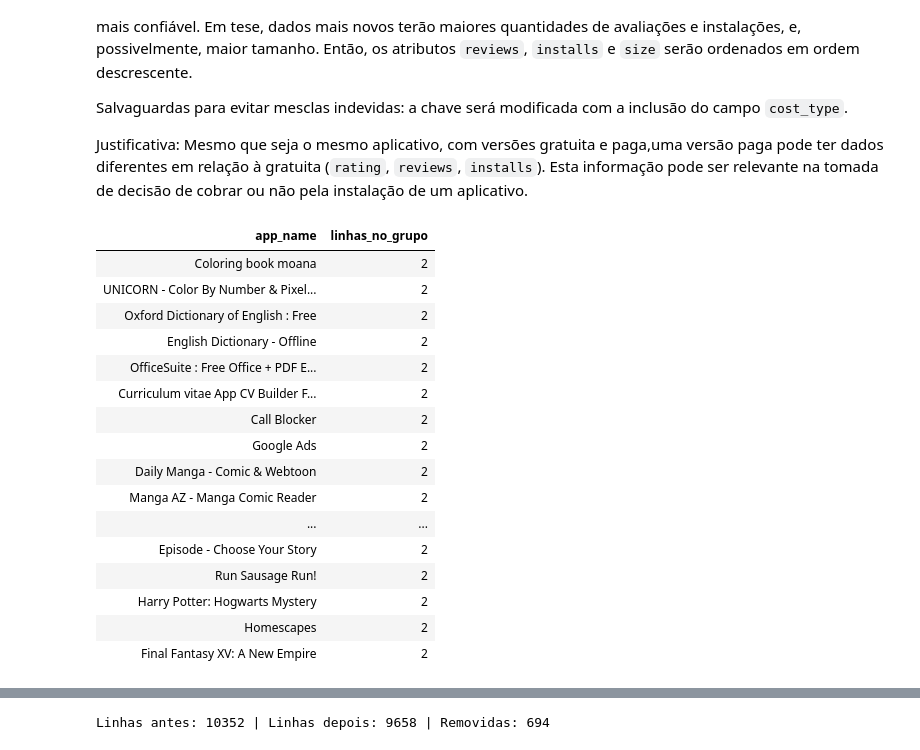
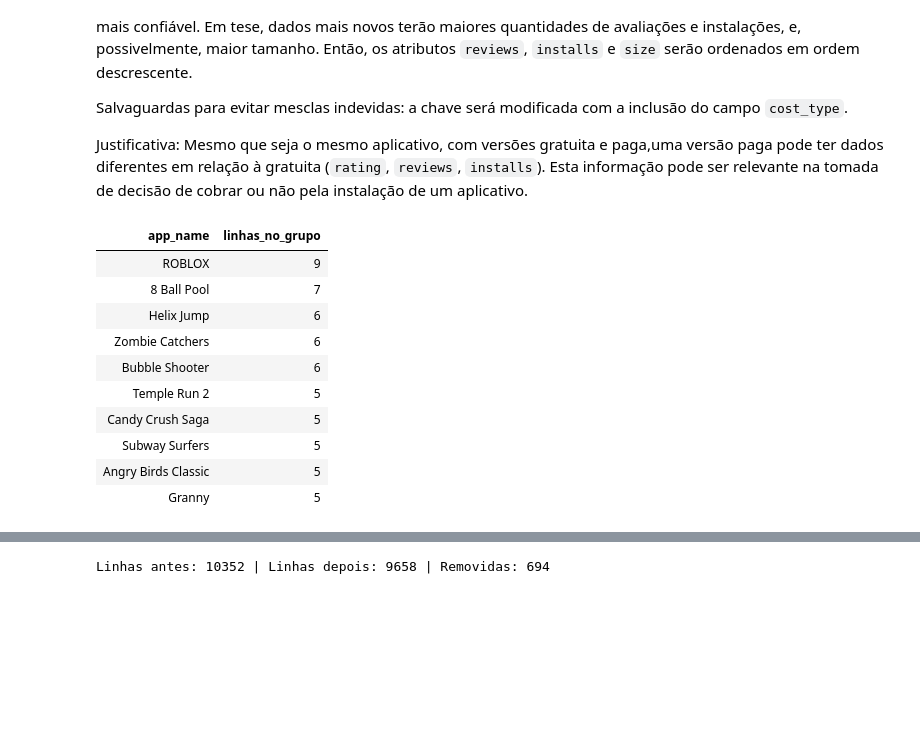
Before and after one commit to Romario76/Pos-PUCRJ-Data-Science-Analytics, a Jupyter notebook: MVP_EngDados.ipynb, the cells around one changed output, grey strips where cells are left out. Cells and saved outputs as stored; diff of their text form; code cells hidden in the pictures; blank space fills up the shorter version.

```diff
--- a/MVP_EngDados.ipynb
+++ b/MVP_EngDados.ipynb
@@ -537,42 +550,37 @@ Justificativa: Mesmo que seja o mesmo aplicativo, com versões gratuita e paga,u
 # %%
 # Visualizar outras duplicidades pela chave (nome do app)
 key = "app_name"
 vc = [c for c in df_dedup.columns if c != key]
 
 # Estatísticas por coluna (linhas, distintos e duplicados)
 # Conta linhas por chave
 rpkey = df_dedup.groupBy(key).agg(F.count(F.lit(1)).alias("linhas_no_grupo"))
 
 # Seleciona as linhas com mais de uma linha por chave
 rpkey_multi = [] #criar lista para armazenar as chaves com mais de uma linha
 for row in rpkey.collect():
     k = row[key]
     l = row["linhas_no_grupo"]
     if l > 1:
         rpkey_multi.append((k,l))
 
 #converte a lista em dataframe
 df_multi_key = spark.createDataFrame(rpkey_multi, [key,"linhas_no_grupo"])
 
-display(df_multi_key, limit=20, orderBy="linhas_no_grupo", asc =False)
+df_display = df_multi_key.orderBy(F.col("linhas_no_grupo").desc()).limit(10)
+display(df_display)
 # %% [output]
 | app_name | linhas_no_grupo |
-| Coloring book moana | 2 |
-| UNICORN - Color By Number & Pixel... | 2 |
-| Oxford Dictionary of English : Free | 2 |
-| English Dictionary - Offline | 2 |
-| OfficeSuite : Free Office + PDF E... | 2 |
-| Curriculum vitae App CV Builder F... | 2 |
-| Call Blocker | 2 |
-| Google Ads | 2 |
-| Daily Manga - Comic & Webtoon | 2 |
-| Manga AZ - Manga Comic Reader | 2 |
-| ... | ... |
-| Episode - Choose Your Story | 2 |
-| Run Sausage Run! | 2 |
-| Harry Potter: Hogwarts Mystery | 2 |
-| Homescapes | 2 |
-| Final Fantasy XV: A New Empire | 2 |
+| ROBLOX | 9 |
+| 8 Ball Pool | 7 |
+| Helix Jump | 6 |
+| Zombie Catchers | 6 |
+| Bubble Shooter | 6 |
+| Temple Run 2 | 5 |
+| Candy Crush Saga | 5 |
+| Subway Surfers | 5 |
+| Angry Birds Classic | 5 |
+| Granny | 5 |
 # %%
 
 # Relatório por coluna, agrupado por chave duplicada
```
Also changed, not shown: parts of 5 cells of this notebook.
